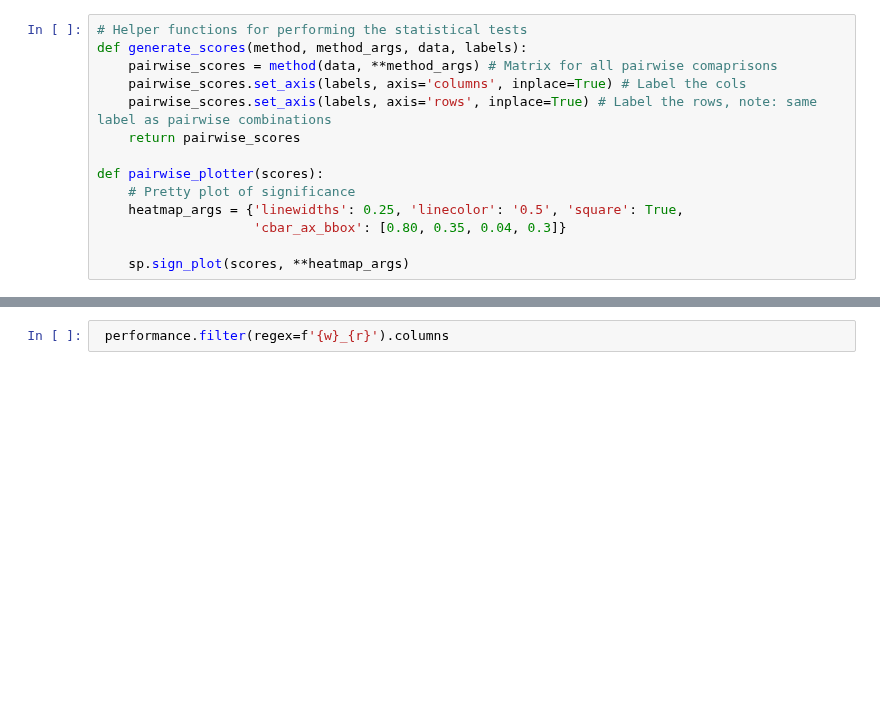
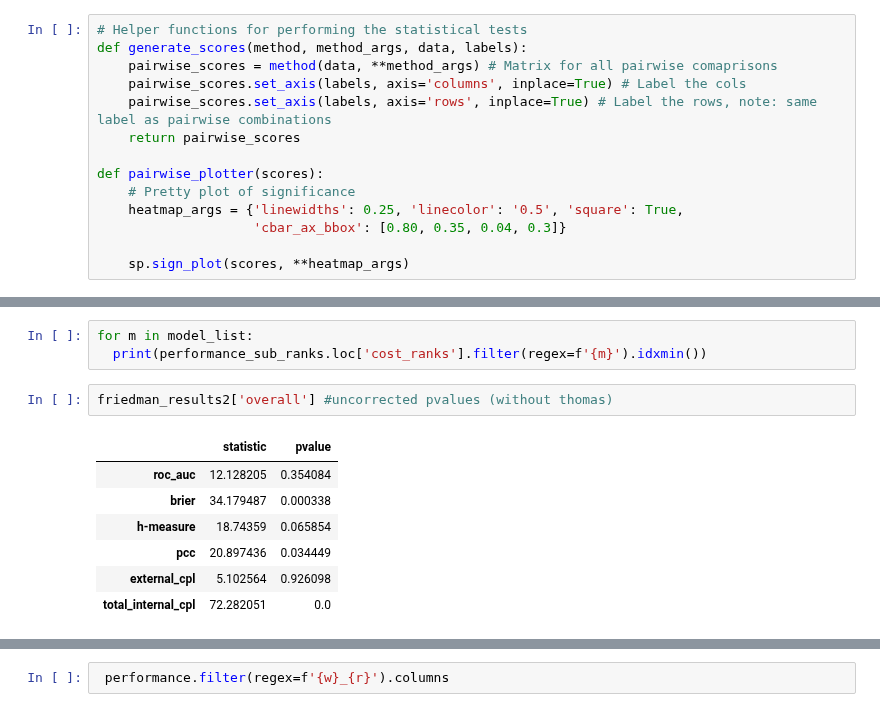
Before and after one commit to lukekolbe/Active-Learning-in-CreditScoring, a Jupyter notebook: result_processor.ipynb, the cells around one changed output, grey strips where cells are left out. Drawn from its saved outputs; the diff is of its cells as text; blank space fills up the shorter version.

```diff
--- a/result_processor.ipynb
+++ b/result_processor.ipynb
@@ -791,0 +858,13 @@ holm_results
+# %%
+for m in model_list:
+  print(performance_sub_ranks.loc['cost_ranks'].filter(regex=f'{m}').idxmin())
+# %%
+friedman_results2['overall'] #uncorrected pvalues (without thomas)
+# %% [output]
+|  | statistic | pvalue |
+| roc_auc | 12.128205 | 0.354084 |
+| brier | 34.179487 | 0.000338 |
+| h-measure | 18.74359 | 0.065854 |
+| pcc | 20.897436 | 0.034449 |
+| external_cpl | 5.102564 | 0.926098 |
+| total_internal_cpl | 72.282051 | 0.0 |
```
Also changed, not shown: parts of 117 cells of this notebook.
